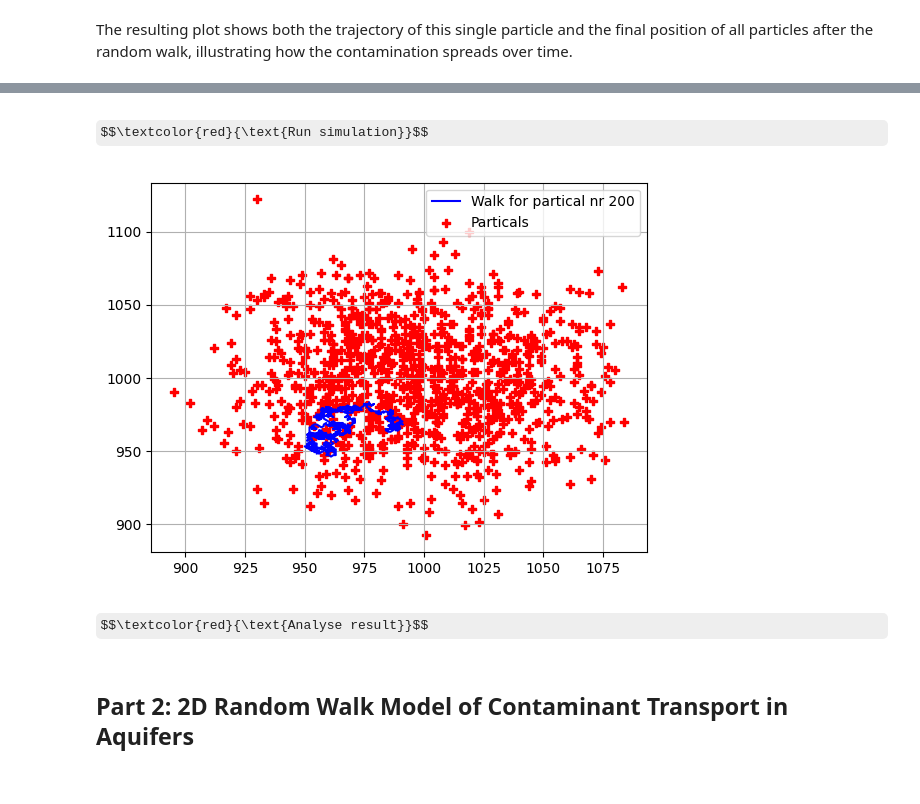
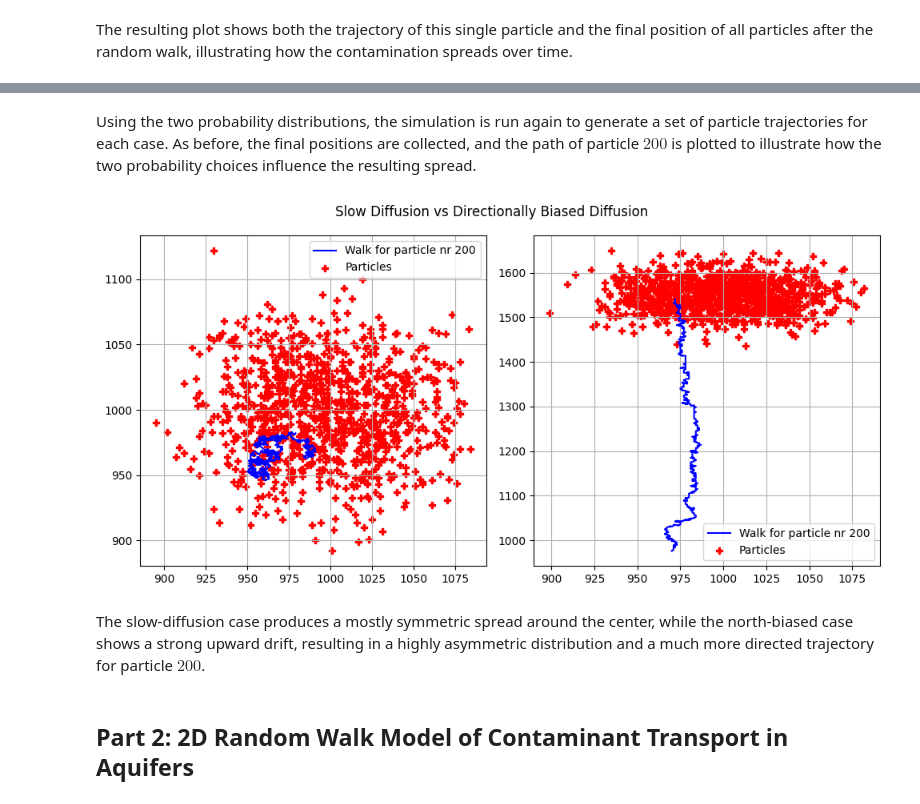
Before and after one commit to simengaasland/MOD510-Projects, a Jupyter notebook: Project 4/Project4_Report.ipynb, the cells around one changed output, grey strips where cells are left out. Saved outputs shown, nothing was run; the diff lists cells and outputs as text; code cells hidden in the pictures; some formulas as TeX source.

```diff
--- a/Project 4/Project4_Report.ipynb
+++ b/Project 4/Project4_Report.ipynb
@@ -596,7 +596,7 @@ random.seed(18)
 
 def random_walk_2d(n_steps, directions, start_pos = (1000, 1000), bounds = (0, 2000), probabilities = None):
     '''
-    Simulated a 2D random walk for a single partical.
+    Simulated a 2D random walk for a single particle.
 
     Input
     ------
@@ -614,9 +614,9 @@ def random_walk_2d(n_steps, directions, start_pos = (1000, 1000), bounds = (0, 2
     Output
     ------
     x_path: list
-        The x-coordinates of the partical at each step of the walk.
+        The x-coordinates of the particle at each step of the walk.
     y_path: list
-        The y-coordinates of the partical at each step of the walk.
+        The y-coordinates of the particle at each step of the walk.
     '''
     #Start position
     x, y = start_pos
@@ -760,32 +769,40 @@ assert np.isclose(probabilities.sum(),1), 'Probabilities must sum to 1'
-# %% [markdown]
-$$\textcolor{red}{\text{Run simulation}}$$
-# %%
-points = []
-paths = []
-
-n_steps = 1000
-n_particles = 1000
-
-for pos in start_pos:
-    x_path, y_path = random_walk_2d(n_steps, directions, pos, probabilities = probabilities)
-    paths.append((x_path, y_path))
-    points.append((x_path[-1], y_path[-1]))
-
-x_coords, y_coords = zip(*points)
-
-#Path of partical 200
-x_200, y_200 = paths[200]
-
-#Plotting
-plt.plot(x_200, y_200, '-', color = 'blue', label = 'Walk for partical nr 200')
-plt.scatter(x_coords, y_coords, marker = 'P', color = 'red', label = 'Particals')
-plt.legend()
-plt.grid()
-plt.show()
-# %% [output]
-[figure, removed]
-# %% [markdown]
-$$\textcolor{red}{\text{Analyse result}}$$
+# %% [markdown]
+Using the two probability distributions, the simulation is run again to generate a set of particle trajectories for each case. As before, the final positions are collected, and the path of particle $200$ is plotted to illustrate how the two probability choices influence the resulting spread.
+# %%
+probabilities = [probabilities_slow, probabilities_north]
+n_steps_w = 1000
+i = 1
+
+plt.figure(figsize=(10, 5))
+for prob in probabilities:
+    points_w = []
+    paths_w = []
+
+    plt.subplot(1, 2, i)
+    for pos in start_pos:
+        x_path_w, y_path_w = random_walk_2d(n_steps_w, directions_w, pos, probabilities = prob)
+        paths_w.append((x_path_w, y_path_w))
+        points_w.append((x_path_w[-1], y_path_w[-1]))
+
+    x_coords_w, y_coords_w = zip(*points_w)
+
+    #Path of particle 200
+    x_200_w, y_200_w = paths_w[200]
+
+    #Plotting
+    plt.plot(x_200_w, y_200_w, '-', color = 'blue', label = 'Walk for particle nr 200')
+    plt.scatter(x_coords_w, y_coords_w, marker = 'P', color = 'red', label = 'Particles')
+    plt.legend()
+    plt.grid()
+    i += 1
+
+plt.suptitle('Slow Diffusion vs Directionally Biased Diffusion')
+plt.tight_layout()
+plt.show()
+# %% [output]
+[figure, added]
+# %% [markdown]
+The slow-diffusion case produces a mostly symmetric spread around the center, while the north-biased case shows a strong upward drift, resulting in a highly asymmetric distribution and a much more directed trajectory for particle $200$.
 # %% [markdown]
 ## Part 2: 2D Random Walk Model of Contaminant Transport in Aquifers
 # %% [markdown]
```
Also changed, not shown: parts of 10 cells of this notebook.
